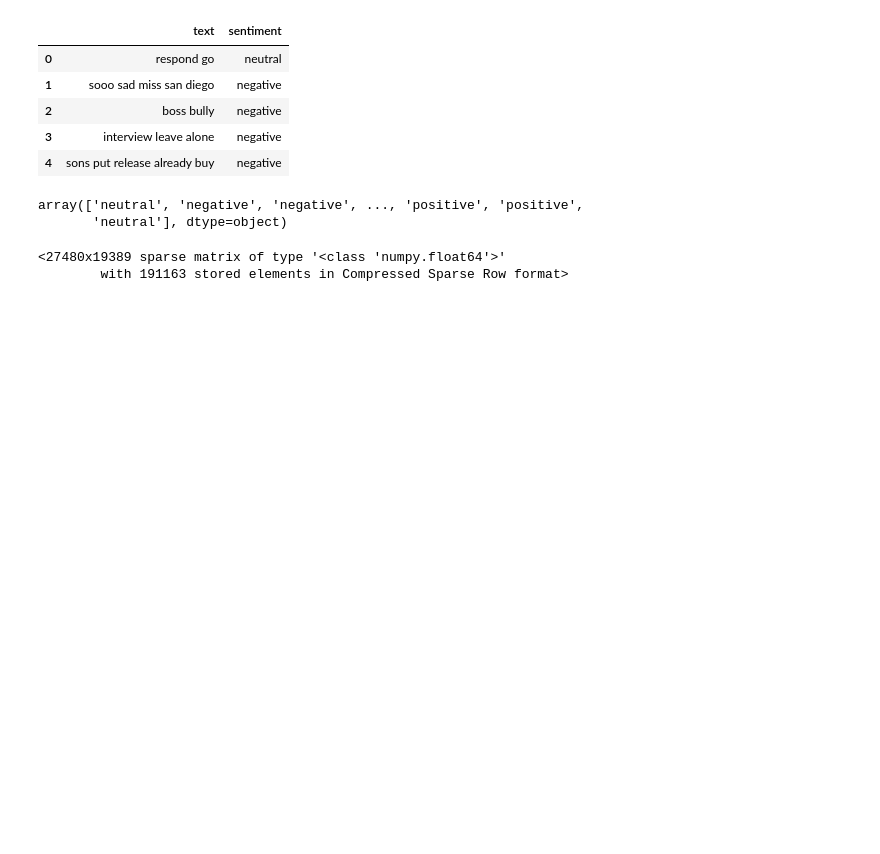
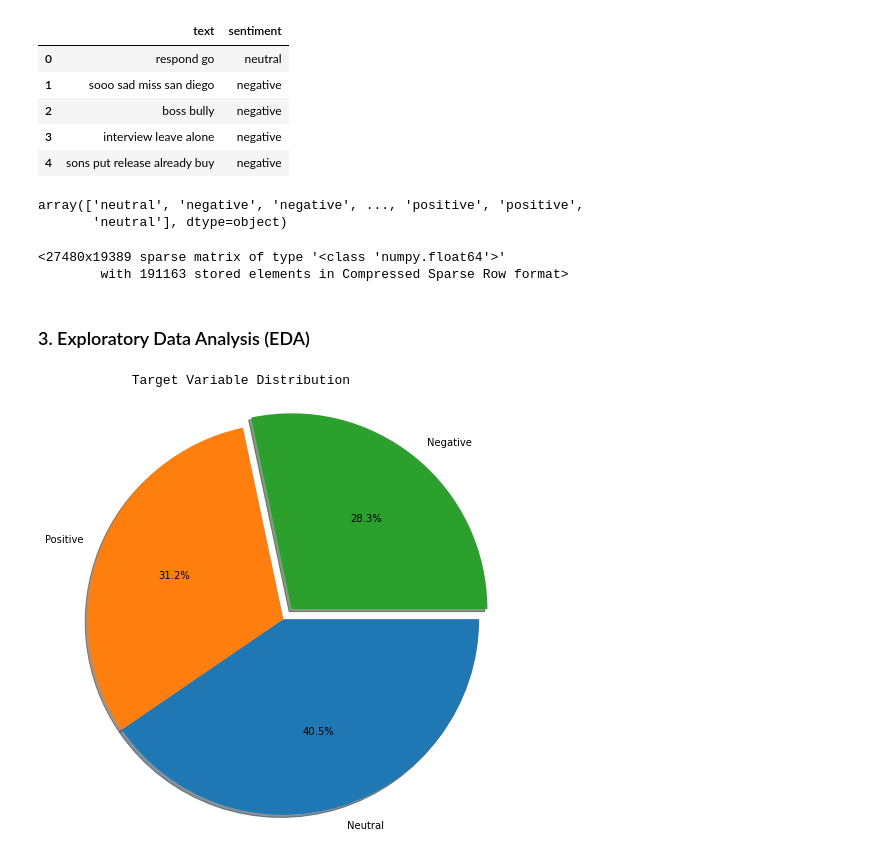
Before and after one commit to iceywhite/3320GroupWork, a Jupyter notebook: twitter-sentiment-analysis.ipynb, the cells around one changed output. Drawn from its saved outputs; the diff is of its cells as text; code cells hidden in the pictures; blank space fills up the shorter version.

Commit message:
analyze the distribution of the target variable

```diff
--- a/twitter-sentiment-analysis.ipynb
+++ b/twitter-sentiment-analysis.ipynb
@@ -198,3 +198,15 @@ features
 # %% [output]
 <27480x19389 sparse matrix of type '<class 'numpy.float64'>'
         with 191163 stored elements in Compressed Sparse Row format>
+# %% [markdown]
+### 3. Exploratory Data Analysis (EDA)
+# %%
+#Let us first analyze the distribution of the target variable
+
+print('\033[1mTarget Variable Distribution'.center(55))
+plt.pie(tweets_df_fltr[target].value_counts(), labels=['Neutral','Positive','Negative'], counterclock=False, shadow=True,
+        explode=[0,0,0.1], autopct='%1.1f%%', radius=1.5, startangle=0)
+plt.show()
+# %% [output]
+            Target Variable Distribution
+[figure, added]
```
